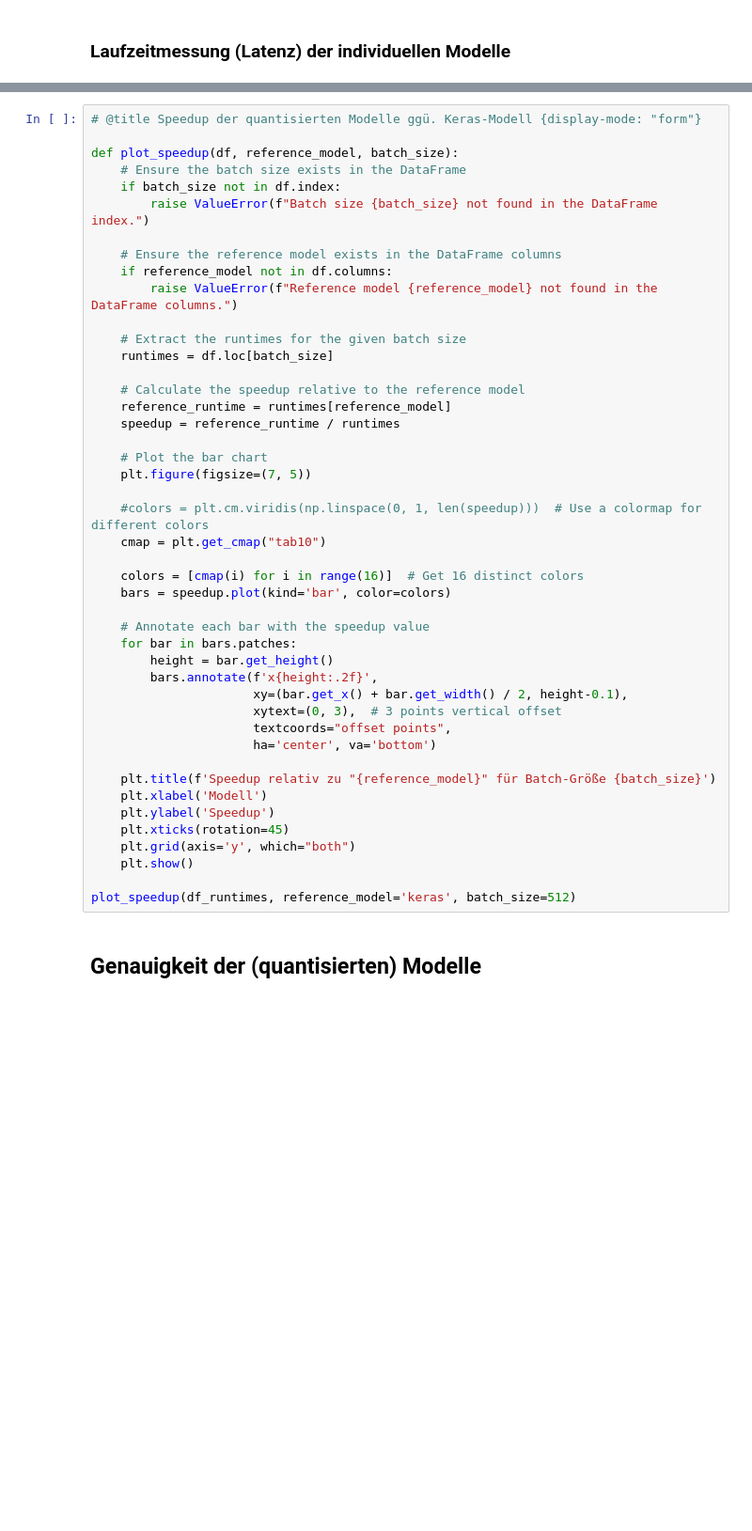
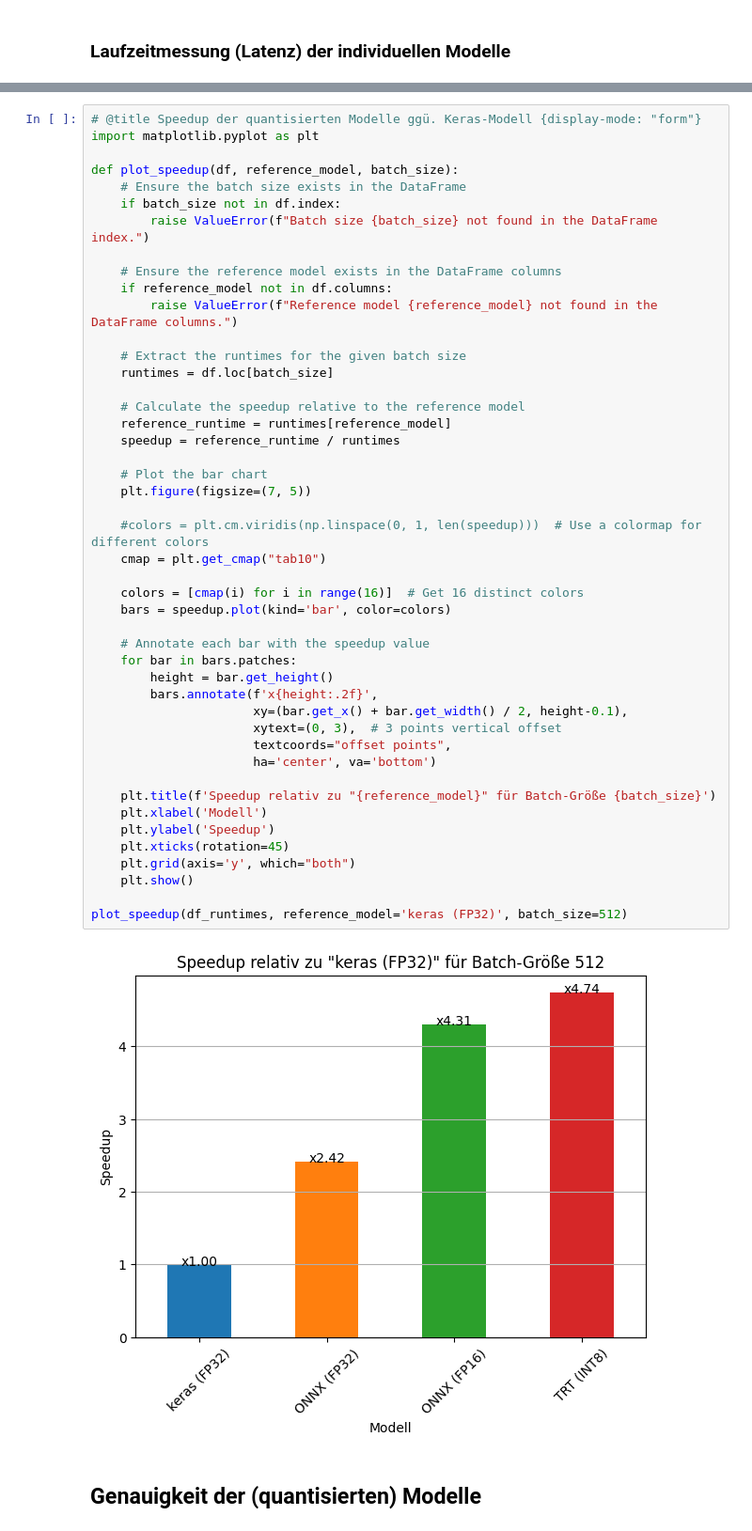
Before and after one commit to MarkusThill/techdays25, a Jupyter notebook: notebooks/lab2-model-quantization.ipynb, the cells around one changed output, grey strips where cells are left out. Shown: that part at 94% size. Cells and saved outputs as stored; diff of their text form; blank space fills up the shorter version.

```diff
--- a/notebooks/lab2-model-quantization.ipynb
+++ b/notebooks/lab2-model-quantization.ipynb
@@ -2152,5 +2182,6 @@ display(df_runtimes)
 # %%
 # @title Speedup der quantisierten Modelle ggü. Keras-Modell {display-mode: "form"}
+import matplotlib.pyplot as plt
 
 def plot_speedup(df, reference_model, batch_size):
     # Ensure the batch size exists in the DataFrame
@@ -2166,34 +2197,36 @@ def plot_speedup(df, reference_model, batch_size):
 
     # Calculate the speedup relative to the reference model
     reference_runtime = runtimes[reference_model]
     speedup = reference_runtime / runtimes
 
     # Plot the bar chart
     plt.figure(figsize=(7, 5))
 
     #colors = plt.cm.viridis(np.linspace(0, 1, len(speedup)))  # Use a colormap for different colors
     cmap = plt.get_cmap("tab10")
 
     colors = [cmap(i) for i in range(16)]  # Get 16 distinct colors
     bars = speedup.plot(kind='bar', color=colors)
 
     # Annotate each bar with the speedup value
     for bar in bars.patches:
         height = bar.get_height()
         bars.annotate(f'x{height:.2f}',
                       xy=(bar.get_x() + bar.get_width() / 2, height-0.1),
                       xytext=(0, 3),  # 3 points vertical offset
                       textcoords="offset points",
                       ha='center', va='bottom')
 
     plt.title(f'Speedup relativ zu "{reference_model}" für Batch-Größe {batch_size}')
     plt.xlabel('Modell')
     plt.ylabel('Speedup')
     plt.xticks(rotation=45)
     plt.grid(axis='y', which="both")
     plt.show()
 
-plot_speedup(df_runtimes, reference_model='keras', batch_size=512)
+plot_speedup(df_runtimes, reference_model='keras (FP32)', batch_size=512)
+# %% [output]
+[figure, added]
 # %% [markdown]
 ## Genauigkeit der (quantisierten) Modelle
 # %%
```
Also changed, not shown: parts of 4 cells of this notebook.
